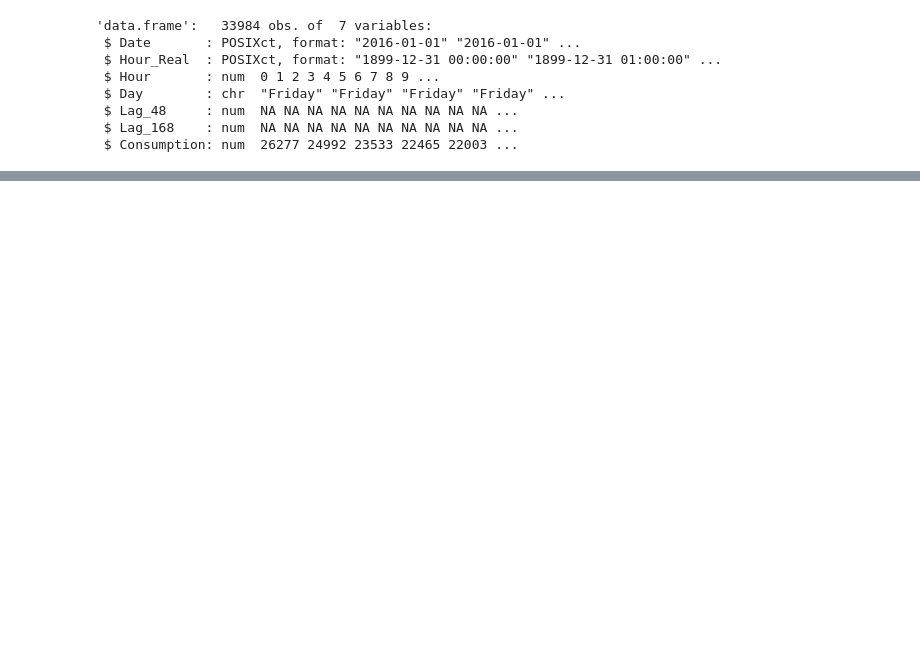
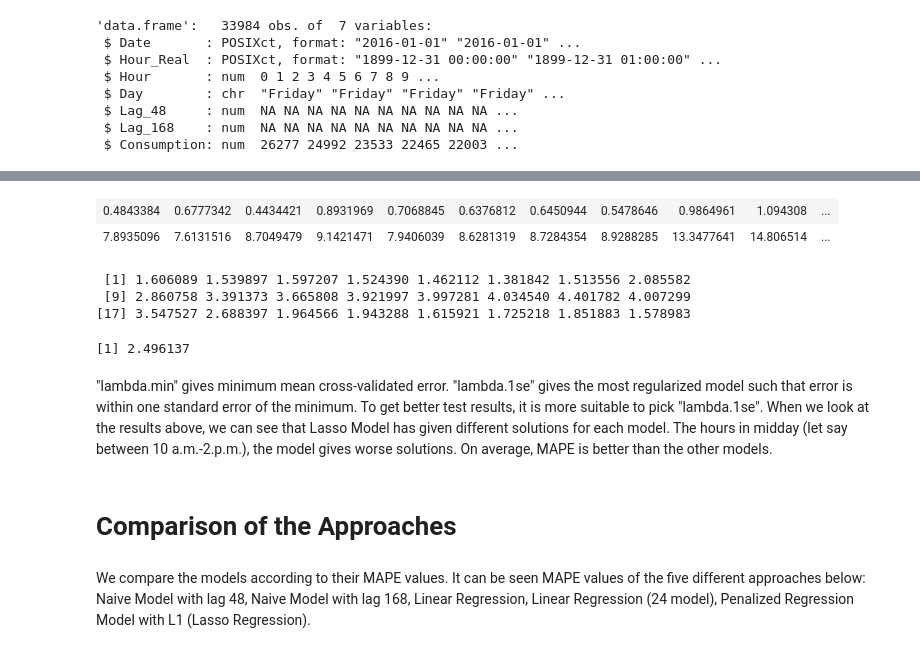
Before and after one commit to BU-IE-582/fall19-mehmettiryaki, a Jupyter notebook: Homework_3.ipynb, the cells around one changed output, grey strips where cells are left out. Cells and saved outputs as stored; diff of their text form; code cells hidden in the pictures; blank space fills up the shorter version.

```diff
--- a/Homework_3.ipynb
+++ b/Homework_3.ipynb
@@ -47,3 +30,7 @@ str(mydata)
  $ Lag_48     : num  NA NA NA NA NA NA NA NA NA NA ...
  $ Lag_168    : num  NA NA NA NA NA NA NA NA NA NA ...
  $ Consumption: num  26277 24992 23533 22465 22003 ...
+# %%
+mydata = mydata[169:length(mydata$Date),] # for extracting the first 168 data to get rid of the NA's coming along lag 168.
+str(mydata)
+summary(mydata) # to check whether there is more NA
@@ -49,0 +314,26 @@ str(mydata)
+# %%
+
+lambda_list # It keeps lambda.min and lambd.1se values respectively.
+APE_Lasso = 0
+for(i in 1:24){
+	APE_Lasso[(i*17-16):(i*17)] = APE_Lasso_list[[i]][1:17]
+} # to use in the boxplot
+MAPE_Lasso_list # 24 MAPE values for 24 different models
+mean(MAPE_Lasso_list)
+# %% [output]
+| 0.4843384 | 0.6777342 | 0.4434421 | 0.8931969 | 0.7068845 | 0.6376812 | 0.6450944 | 0.5478646 | 0.9864961 | 1.094308 | ... |
+| 7.8935096 | 7.6131516 | 8.7049479 | 9.1421471 | 7.9406039 | 8.6281319 | 8.7284354 | 8.9288285 | 13.3477641 | 14.806514 | ... |
+ [1] 1.606089 1.539897 1.597207 1.524390 1.462112 1.381842 1.513556 2.085582
+ [9] 2.860758 3.391373 3.665808 3.921997 3.997281 4.034540 4.401782 4.007299
+[17] 3.547527 2.688397 1.964566 1.943288 1.615921 1.725218 1.851883 1.578983
+[1] 2.496137
+# %% [markdown]
+"lambda.min" gives minimum mean cross-validated error.
+"lambda.1se" gives the most regularized model such that error is within one standard error of the minimum.
+To get better test results, it is more suitable to pick "lambda.1se".
+When we look at the results above, we can see that Lasso Model has given different solutions for each model. The hours in midday (let say between 10 a.m.-2.p.m.), the model gives worse solutions. On average, MAPE is better than the other models.
+# %% [markdown]
+# Comparison of the Approaches
+# %% [markdown]
+We compare the models according to their MAPE values. It can be seen MAPE values of the five different approaches below:
+Naive Model with lag 48, Naive Model with lag 168, Linear Regression, Linear Regression (24 model), Penalized Regression Model with L1 (Lasso Regression).
```
Also changed, not shown: parts of 35 cells of this notebook, 1 other file.
